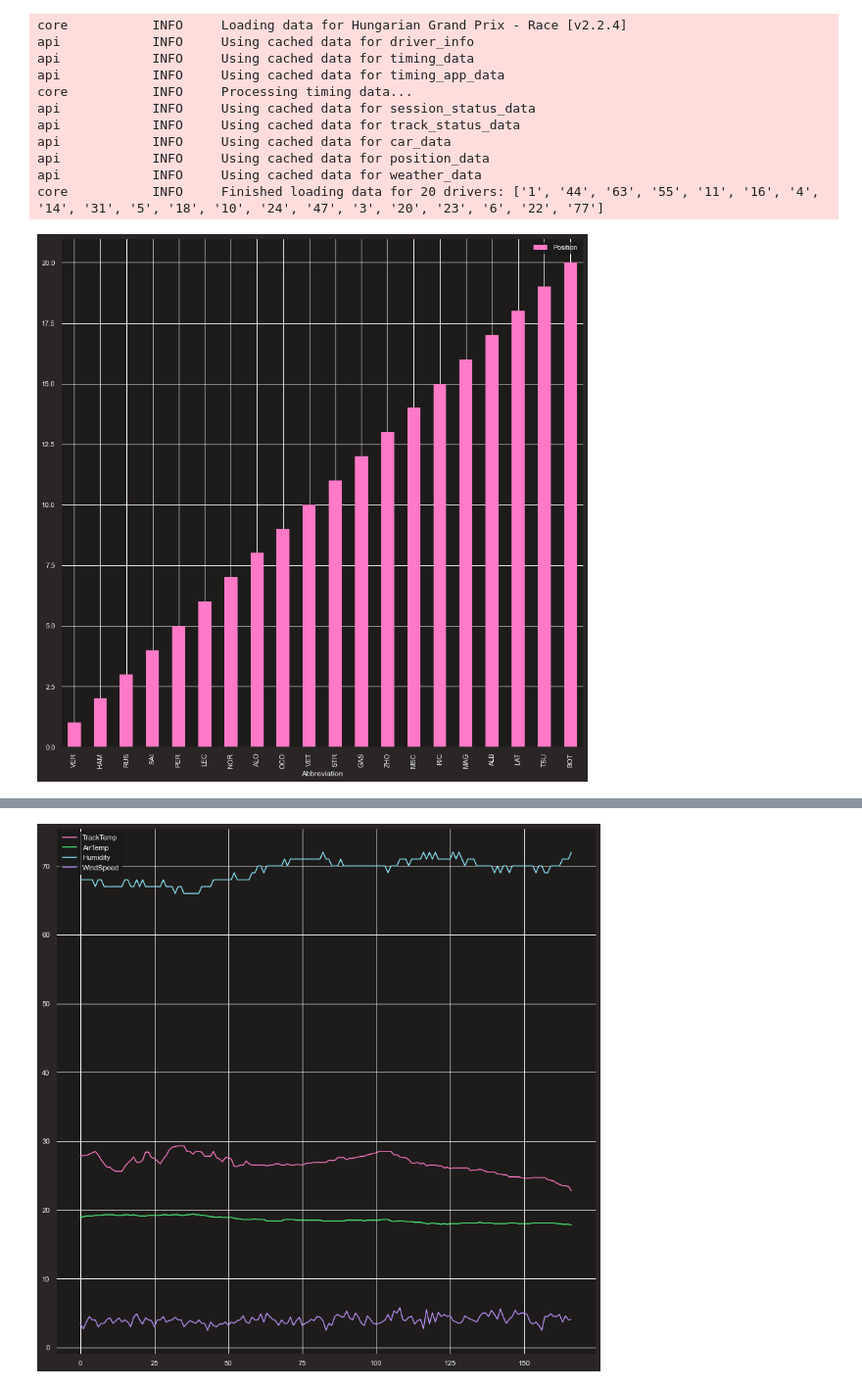
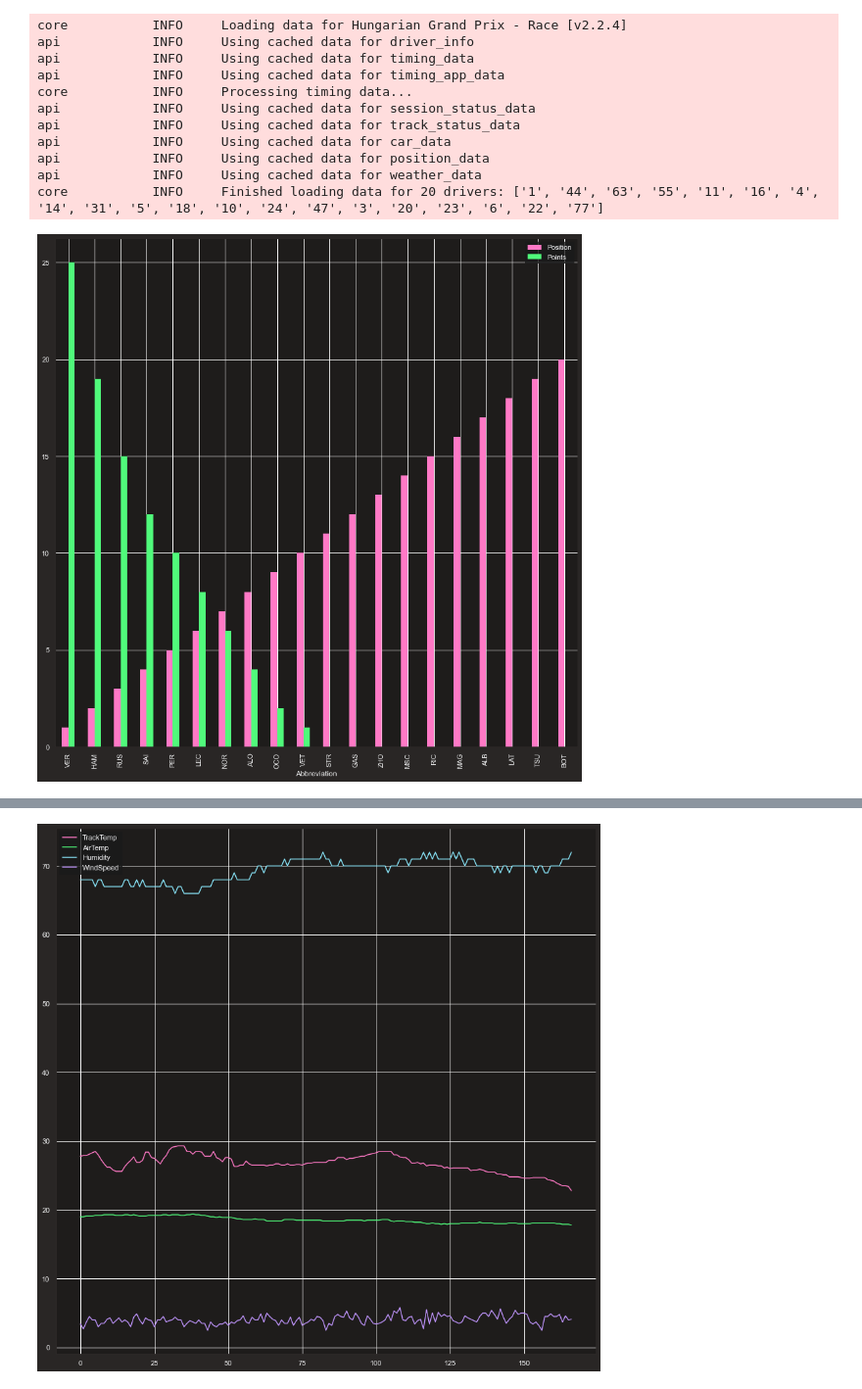
Before and after one commit to CamStevens15/F1_2022_race_analytics, a Jupyter notebook: Code_Analysis/Hungary_GP.ipynb, the cells around one changed output, grey strips where cells are left out. Shown at 98% size. Saved outputs shown, nothing was run; the diff lists cells and outputs as text; code cells hidden in the pictures.

Commit message:
Update Hungary GP

```diff
--- a/Code_Analysis/Hungary_GP.ipynb
+++ b/Code_Analysis/Hungary_GP.ipynb
@@ -77,13 +77,22 @@ api            INFO     Using cached data for car_data
 api            INFO     Using cached data for position_data
 api            INFO     Using cached data for weather_data
 core           INFO     Finished loading data for 20 drivers: ['1', '44', '63', '55', '11', '16', '4', '14', '31', '5', '18', '10', '24', '47', '3', '20', '23', '6', '22', '77']
-# %%
-my_df = hungary_race.results
-drivers = hungary_race.results[["Abbreviation"]]
-position = hungary_race.results[["Position"]]
-
-import matplotlib.pyplot as pls
-my_df.plot(x="Abbreviation", y="Position", kind='bar')
-plt.show()
-# %% [output]
-[figure, removed]
+# %%
+from matplotlib import pyplot as plt
+import matplotlib as mpl
+from matplotlib import cm
+from matplotlib.pyplot import figure
+from matplotlib.collections import LineCollection
+
+
+
+import pandas as pd
+import matplotlib.pyplot as plt
+import numpy as np
+
+my_df = hungary_race.results
+
+my_df.plot(x="Abbreviation", y=["Position","Points"], kind='bar')
+plt.show()
+# %% [output]
+[figure, added]
```
Also changed, not shown: parts of 5 cells of this notebook.
